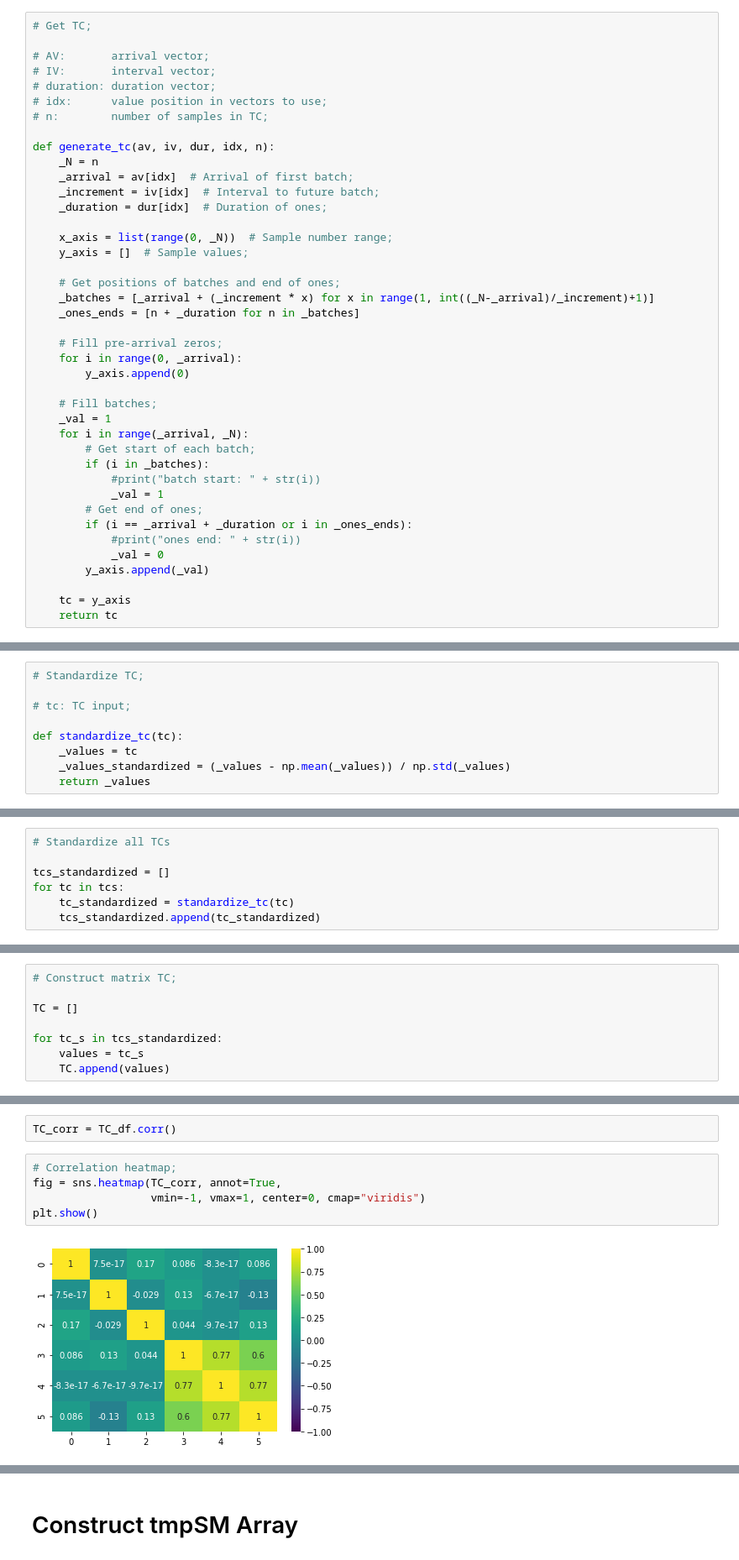
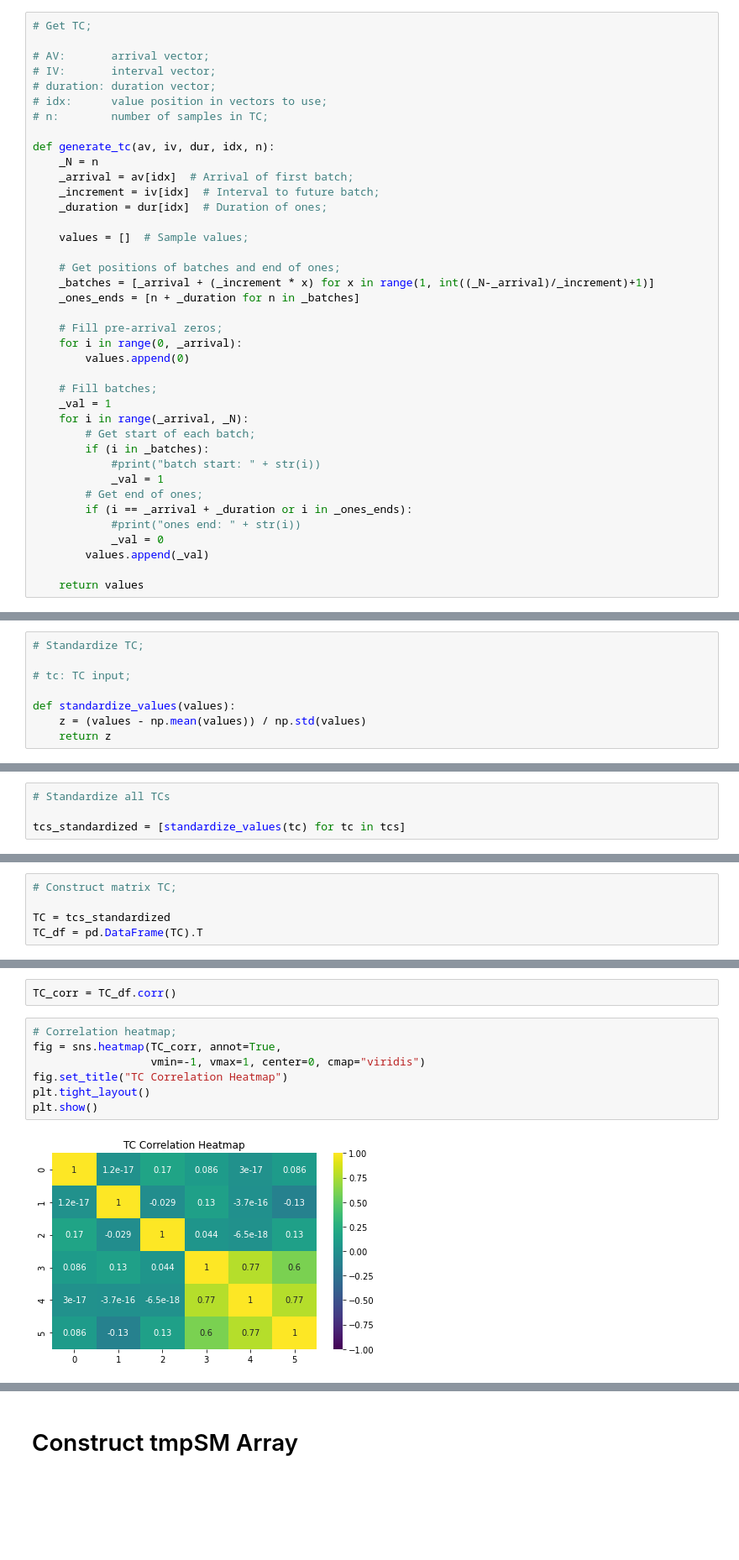
Before and after one commit to NoiRC256/mast30034_assignment_1, a Jupyter notebook: code/main.ipynb, the cells around one changed output, grey strips where cells are left out. Shown at 84% size. Drawn from its saved outputs; the diff is of its cells as text; blank space fills up the shorter version.

Commit message:
Synthetic dataset, lsr estimation, and plots

```diff
--- a/code/main.ipynb
+++ b/code/main.ipynb
@@ -21,8 +25,7 @@ def generate_tc(av, iv, dur, idx, n):
     _increment = iv[idx]  # Interval to future batch;
     _duration = dur[idx]  # Duration of ones;
 
-    x_axis = list(range(0, _N))  # Sample number range;
-    y_axis = []  # Sample values;
+    values = []  # Sample values;
 
     # Get positions of batches and end of ones;
     _batches = [_arrival + (_increment * x) for x in range(1, int((_N-_arrival)/_increment)+1)]
@@ -30,7 +33,7 @@ def generate_tc(av, iv, dur, idx, n):
 
     # Fill pre-arrival zeros;
     for i in range(0, _arrival):
-        y_axis.append(0)
+        values.append(0)
 
     # Fill batches;
     _val = 1
@@ -43,10 +46,9 @@ def generate_tc(av, iv, dur, idx, n):
         if (i == _arrival + _duration or i in _ones_ends):
             #print("ones end: " + str(i))
             _val = 0
-        y_axis.append(_val)
+        values.append(_val)
 
-    tc = y_axis
-    return tc
+    return values
 # %%
 # Get list of TCs;
 
@@ -67,10 +69,9 @@ def get_tcs(AV, IV, duration, total, n):
 
 # tc: TC input;
 
-def standardize_tc(tc):
-    _values = tc
-    _values_standardized = (_values - np.mean(_values)) / np.std(_values)
-    return _values
+def standardize_values(values):
+    z = (values - np.mean(values)) / np.std(values)
+    return z
 # %% [markdown]
 # Construct TC
 # %%
@@ -82,10 +83,7 @@ tcs = get_tcs(AV, IV, duration, 6, 240)
 # %%
 # Standardize all TCs
 
-tcs_standardized = []
-for tc in tcs:
-    tc_standardized = standardize_tc(tc)
-    tcs_standardized.append(tc_standardized)
+tcs_standardized = [standardize_values(tc) for tc in tcs]
 # %%
 # Plot all 6 standardized TCs;
 
@@ -110,8 +108,5 @@ plt.show()
 # %%
 # Construct matrix TC;
 
-TC = []
-
-for tc_s in tcs_standardized:
-    values = tc_s
-    TC.append(values)
+TC = tcs_standardized
+TC_df = pd.DataFrame(TC).T
@@ -122,8 +115,10 @@ TC_corr = TC_df.corr()
 # %%
 # Correlation heatmap;
 fig = sns.heatmap(TC_corr, annot=True,
                   vmin=-1, vmax=1, center=0, cmap="viridis")
+fig.set_title("TC Correlation Heatmap")
+plt.tight_layout()
 plt.show()
 # %% [output]
-[figure, old version]
+[figure, new version]
 # %%
```
Also changed, not shown: parts of 33 cells of this notebook.
